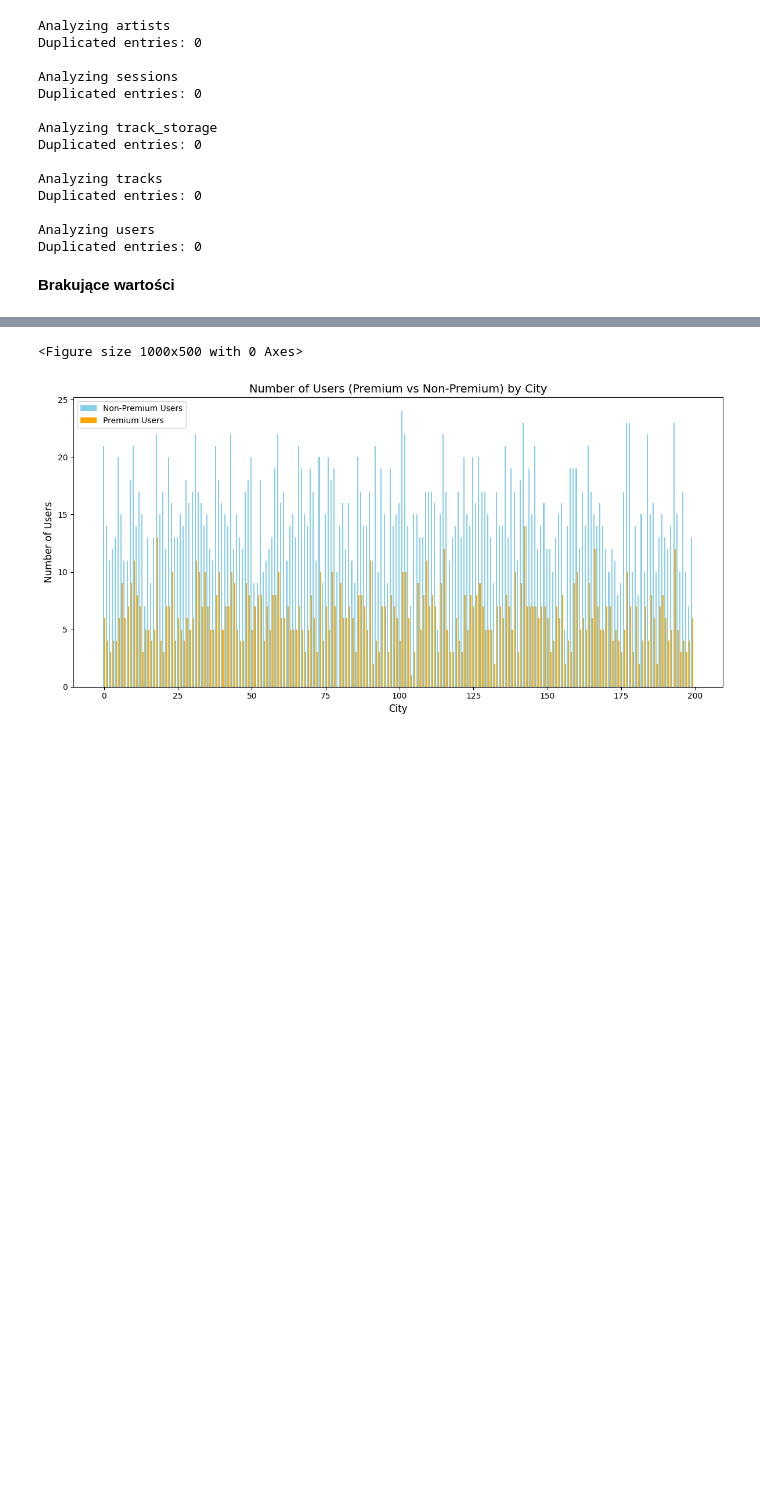
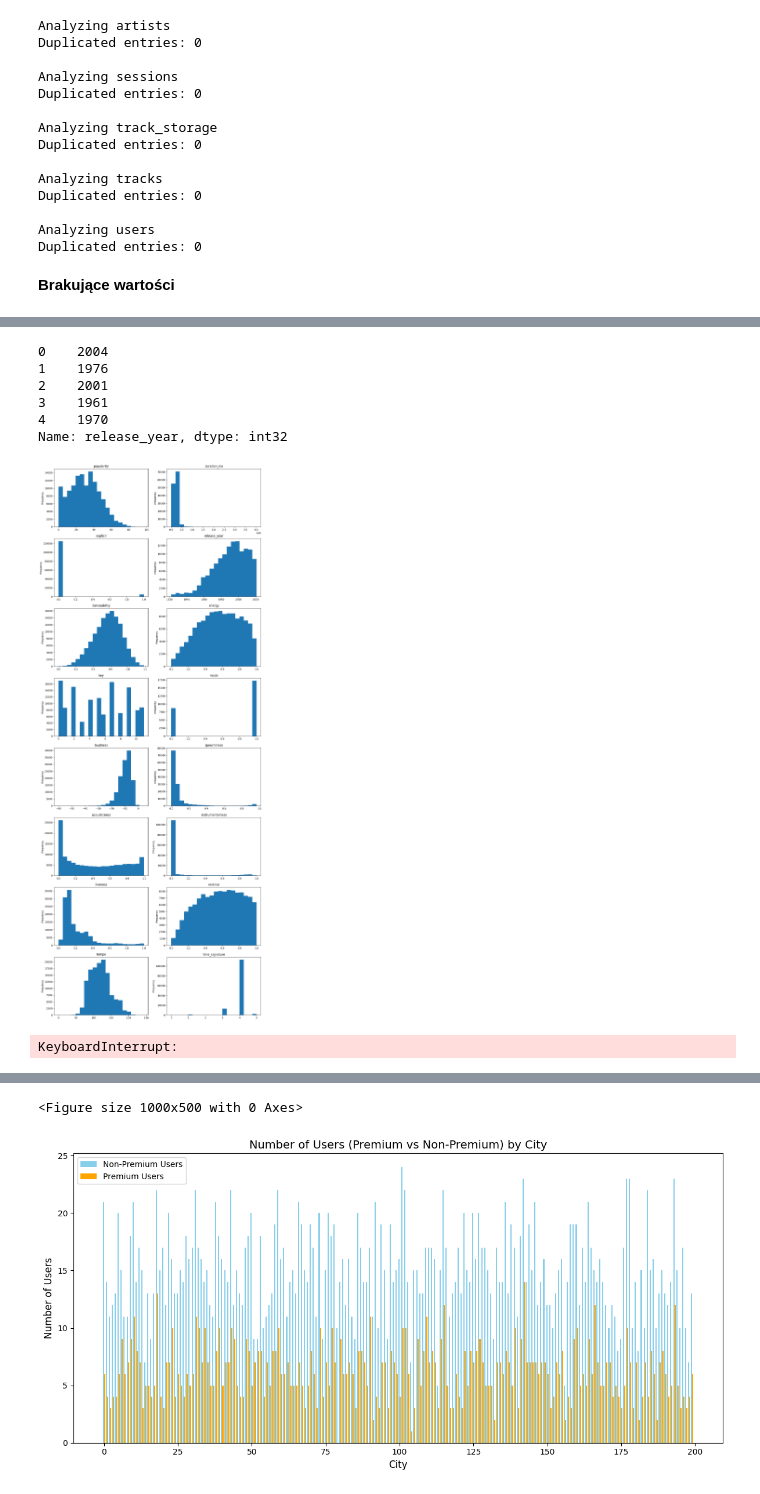
Before and after one commit to sz-aleksandra/premium-candidate-predictor, a Jupyter notebook: IUM.ipynb, the cells around one changed output, grey strips where cells are left out. Saved outputs shown, nothing was run; the diff lists cells and outputs as text; code cells hidden in the pictures; blank space fills up the shorter version.

Commit message:
Simple Attribute Representativeness Analysis

```diff
--- a/IUM.ipynb
+++ b/IUM.ipynb
@@ -210,0 +295,59 @@ artists = pd.read_json(file_path, lines=True, encoding='utf-8')
+# %%
+tracks['release_year'] = tracks['release_date'].str[:4].astype(int)
+
+X = tracks[[#'id', 'artist_id', 'name',
+    'popularity', 'duration_ms',
+    'explicit', #'release_date',
+    'release_year', 'danceability', 'energy',
+    'key', 'mode',
+    'loudness', 'speechiness', 'acousticness', 'instrumentalness',
+    'liveness', 'valence', 'tempo', 'time_signature']]
+
+n_attributes = len(X.keys())
+
+n_cols = 2
+n_rows = (n_attributes // n_cols) + (n_attributes % n_cols > 0)
+
+fig, axes = plt.subplots(n_rows, n_cols, figsize=(15, n_rows * 5))
+
+axes = axes.flatten()
+
+for idx, (x, ax) in enumerate(zip(X.keys(), axes)):
+    X[x].plot(kind="hist", bins=20, ax=ax)
+    ax.set_title(f"{x}")
+    # ax.set_xlabel(x)
+    ax.set_ylabel('Frequency')
+
+for idx in range(n_attributes, len(axes)):
+    axes[idx].axis('off')
+
+plt.show()
+# %% [output]
+0    2004
+1    1976
+2    2001
+3    1961
+4    1970
+Name: release_year, dtype: int32
+[figure, added]
+# %%
+X = tracks.columns[3:]
+
+n_cols = 2
+n_rows = (len(X) // n_cols) + (len(X) % n_cols > 0)
+
+fig, axes = plt.subplots(n_rows, n_cols, figsize=(15, n_rows * 5))
+
+axes = axes.flatten()
+
+for idx, col in enumerate(X):
+    value_counts = tracks[col].value_counts()
+    axes[idx].bar(value_counts.index.astype(str), value_counts.values)
+    axes[idx].set_title(f"Values in '{col}'")
+    axes[idx].set_ylabel("Values")
+    axes[idx].set_xlabel(col)
+
+plt.tight_layout()
+plt.show()
+# %% [output]
+KeyboardInterrupt:
```
Also changed, not shown: parts of 23 cells of this notebook.
